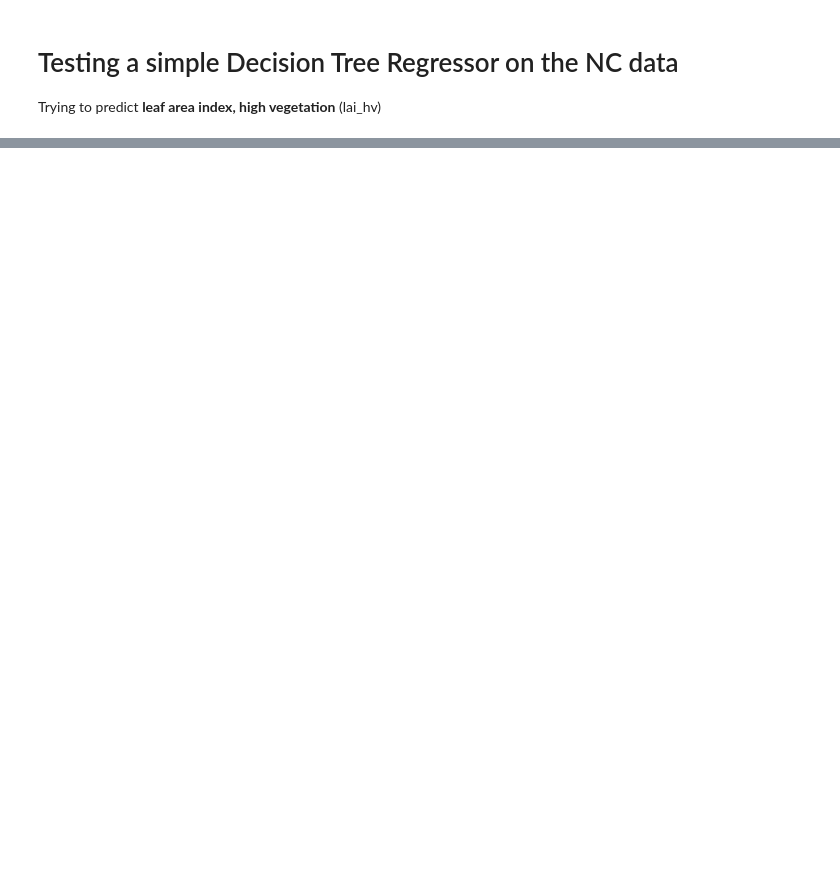
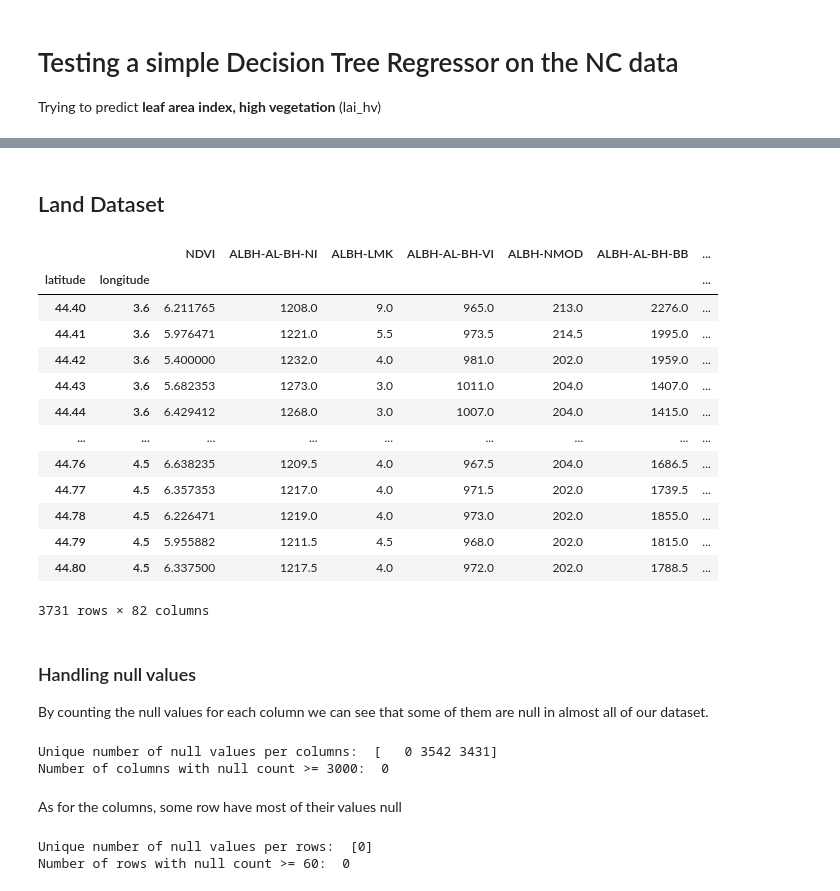
Before and after one commit to vincenzomadaghiele/Regression-of-biodiversity-indicators, a Jupyter notebook: get_dataset/merge_dataset.ipynb, the cells around one changed output, grey strips where cells are left out. Cells and saved outputs as stored; diff of their text form; code cells hidden in the pictures; blank space fills up the shorter version.

Commit message:
feat: merged land and climate datasets

```diff
--- a/get_dataset/merge_dataset.ipynb
+++ b/get_dataset/merge_dataset.ipynb
@@ -144,0 +21,8 @@ memory usage: 13.6 MB
+# %%
+lat = [44.4, 44.8]
+lon = [3.6, 4.5]
+area_france = [lat[1], lon[0], lat[0], lon[1]]
+
+folder = '.'
+path = folder + '/ERA5_land.nc'
+#api.get_era5_land(path)
@@ -144,0 +47,51 @@ memory usage: 13.6 MB
+# %% [markdown]
+## Land Dataset
+# %%
+df_land = pd.read_csv('./france_land.csv')
+df_land = df_land.drop(columns=['Unnamed: 0'])
+
+df_land = df_land.loc[(df_land['latitude'] >= lat[0]) & (df_land['latitude'] <= lat[1])
+                        & (df_land['longitude'] >= lon[0]) & (df_land['longitude'] <= lon[1])]
+df_land = df_land.set_index(['latitude', 'longitude'])
+df_land
+# %% [output]
+|  |  | NDVI | ALBH-AL-BH-NI | ALBH-LMK | ALBH-AL-BH-VI | ALBH-NMOD | ALBH-AL-BH-BB | ... |
+| latitude | longitude |  |  |  |  |  |  | ... |
+| 44.40 | 3.6 | 6.211765 | 1208.0 | 9.0 | 965.0 | 213.0 | 2276.0 | ... |
+| 44.41 | 3.6 | 5.976471 | 1221.0 | 5.5 | 973.5 | 214.5 | 1995.0 | ... |
+| 44.42 | 3.6 | 5.400000 | 1232.0 | 4.0 | 981.0 | 202.0 | 1959.0 | ... |
+| 44.43 | 3.6 | 5.682353 | 1273.0 | 3.0 | 1011.0 | 204.0 | 1407.0 | ... |
+| 44.44 | 3.6 | 6.429412 | 1268.0 | 3.0 | 1007.0 | 204.0 | 1415.0 | ... |
+| ... | ... | ... | ... | ... | ... | ... | ... | ... |
+| 44.76 | 4.5 | 6.638235 | 1209.5 | 4.0 | 967.5 | 204.0 | 1686.5 | ... |
+| 44.77 | 4.5 | 6.357353 | 1217.0 | 4.0 | 971.5 | 202.0 | 1739.5 | ... |
+| 44.78 | 4.5 | 6.226471 | 1219.0 | 4.0 | 973.0 | 202.0 | 1855.0 | ... |
+| 44.79 | 4.5 | 5.955882 | 1211.5 | 4.5 | 968.0 | 202.0 | 1815.0 | ... |
+| 44.80 | 4.5 | 6.337500 | 1217.5 | 4.0 | 972.0 | 202.0 | 1788.5 | ... |
+3731 rows × 82 columns
+# %% [markdown]
+### Handling null values
+
+By counting the null values for each column we can see that some of them are null in almost all of our dataset.
+# %%
+df_land_null_cols = df_land.isnull().sum()
+print("Unique number of null values per columns: ", df_land_null_cols.unique())
+print("Number of columns with null count >= 3000: ", len(df_land_null_cols[df_land_null_cols >= 15000].index))
+
+null_cols = df_land_null_cols[df_land_null_cols >= 3000].index
+
+df_land = df_land.drop(columns=null_cols)
+# %% [output]
+Unique number of null values per columns:  [   0 3542 3431]
+Number of columns with null count >= 3000:  0
+# %% [markdown]
+As for the columns, some row have most of their values null
+# %%
+df_land_null_rows = df_land.isnull().sum(axis=1)
+print("Unique number of null values per rows: ", df_land_null_rows.unique())
+print("Number of rows with null count >= 60: ", df_land_null_rows[df_land_null_rows >= 60].count())
+null_rows = df_land_null_rows[df_land_null_rows >= 60].index
+df_land = df_land.drop(null_rows)
+# %% [output]
+Unique number of null values per rows:  [0]
+Number of rows with null count >= 60:  0
```
Also changed, not shown: parts of 12 cells of this notebook, 4 other files.
